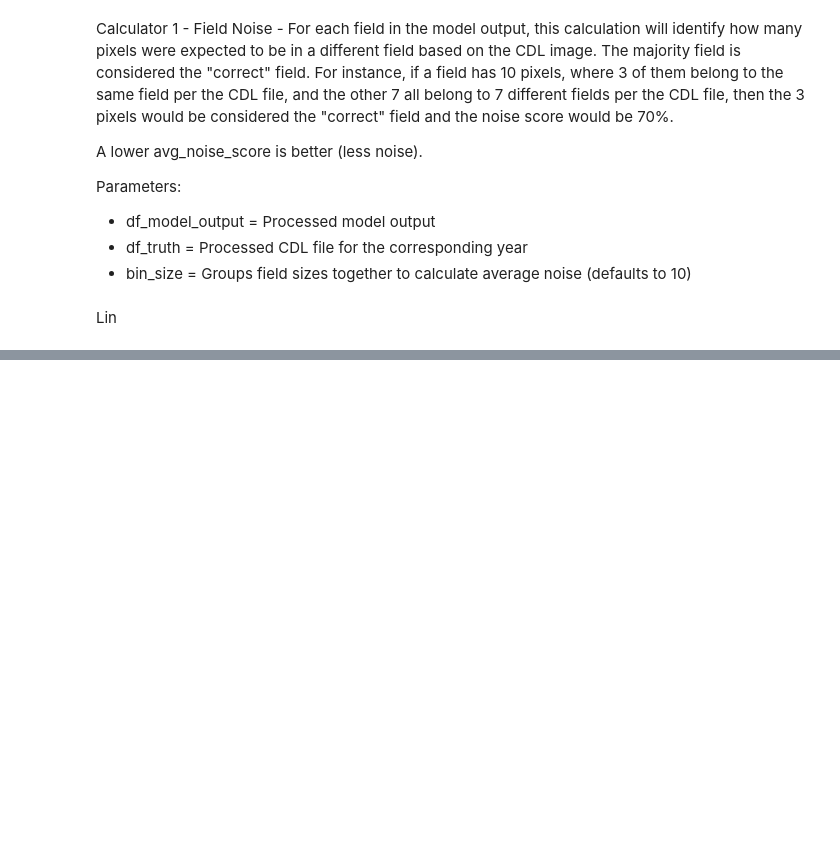
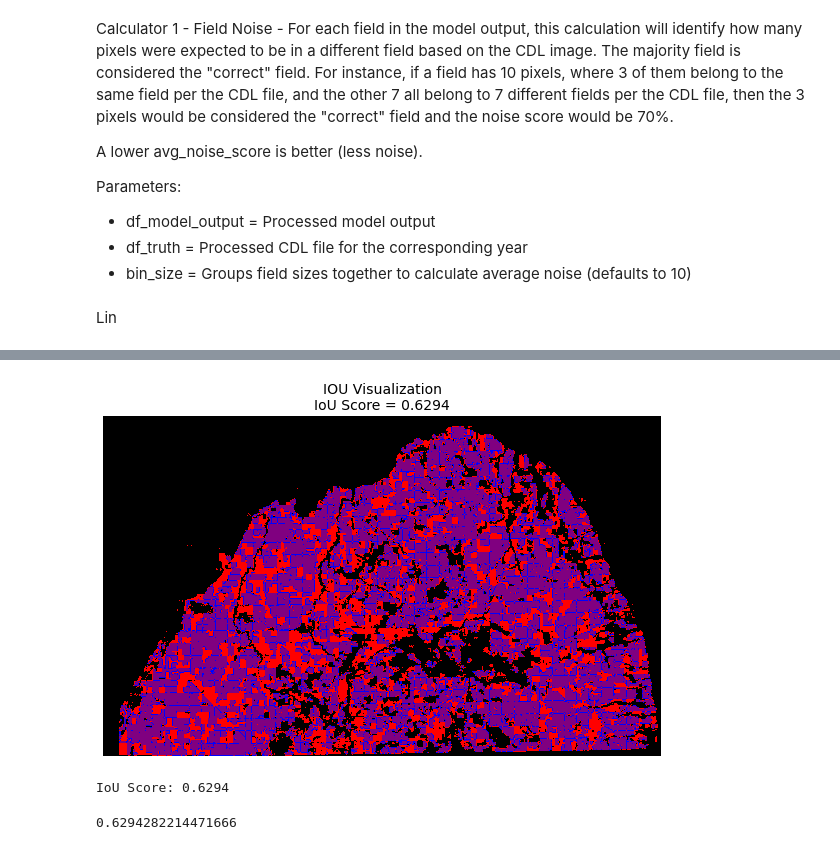
Before and after one commit to lingyundai/DAEN690-Team-Satellite-FBI, a Jupyter notebook: src/accuracy_calculator.ipynb, the cells around one changed output, grey strips where cells are left out. Saved outputs shown, nothing was run; the diff lists cells and outputs as text; code cells hidden in the pictures; blank space fills up the shorter version.

```diff
--- a/src/accuracy_calculator.ipynb
+++ b/src/accuracy_calculator.ipynb
@@ -609,0 +673,6 @@ Monica
+# %%
+calculate_iou(reference_tif_2019, model_output, exclude_grayscale_values)
+# %% [output]
+[figure, added]
+IoU Score: 0.6294
+0.6294282214471666
```
Also changed, not shown: parts of 7 cells of this notebook.
